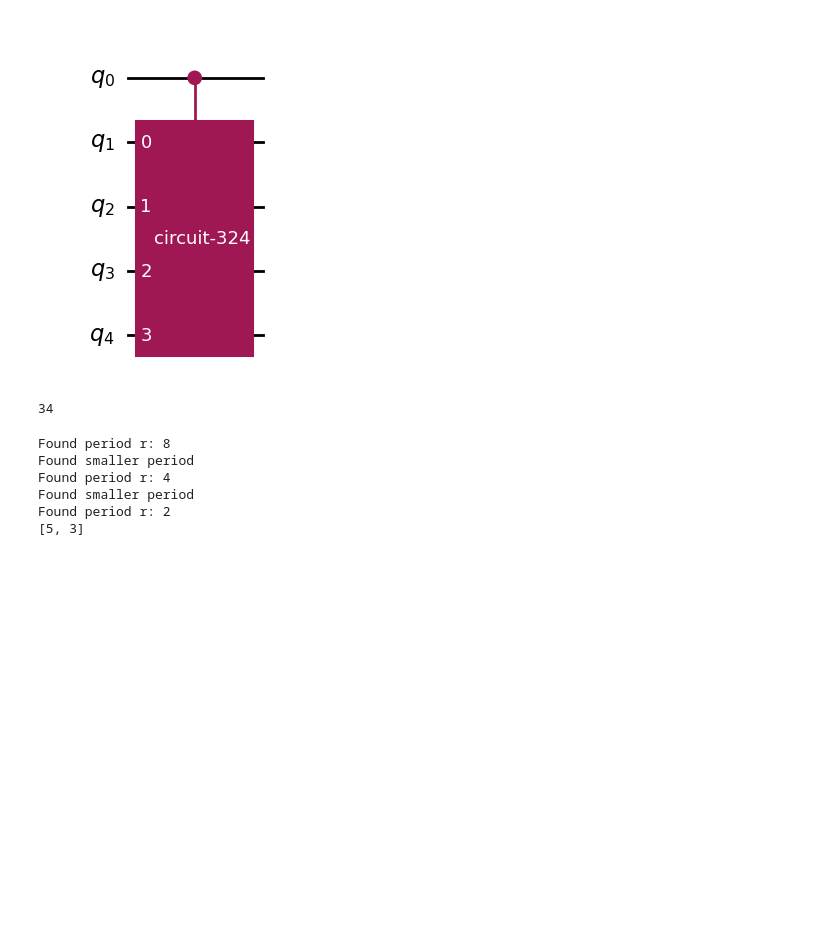
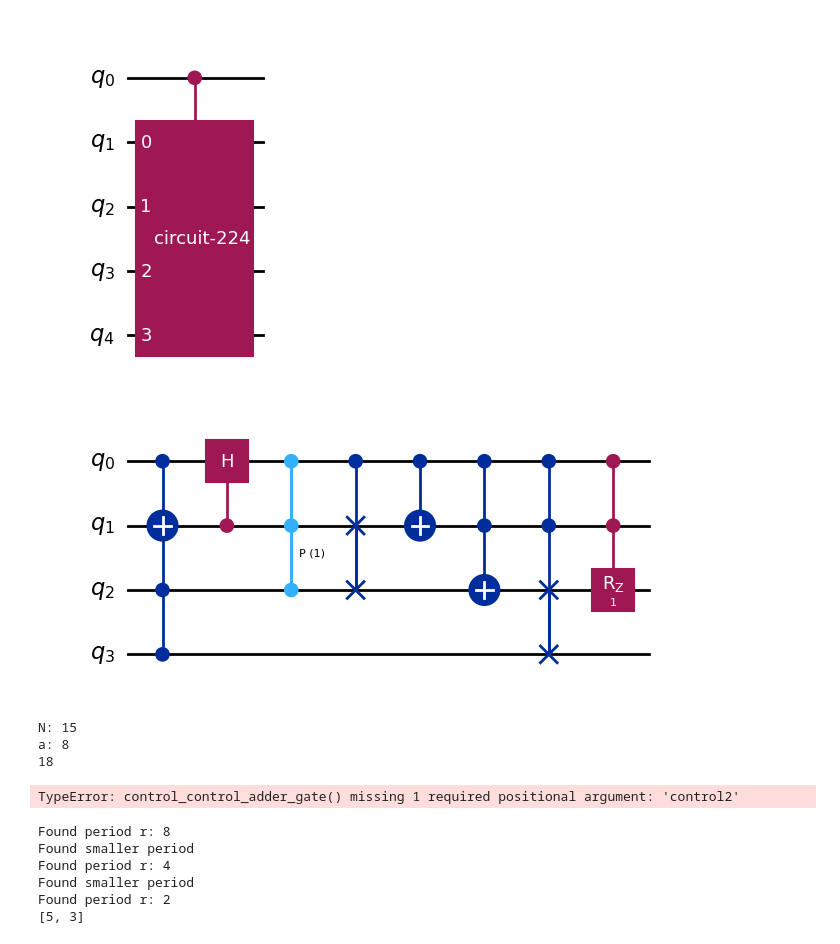
Before and after one commit to FedericoFuidio/IQuHack-2025, a Jupyter notebook: Shor_General copy.ipynb, the cells around one changed output. Cells and saved outputs as stored; diff of their text form; code cells hidden in the pictures; blank space fills up the shorter version.

```diff
--- a/Shor_General copy.ipynb
+++ b/Shor_General copy.ipynb
@@ -71,6 +73,7 @@ CHGate = HGate().control(1) # Control H
 CCCXGate = CCXGate().control(1)
 CCPhase = CPhaseGate(1).control(1) # Add control
 CCRZGate = RZGate(1).control(2)
+CCSwapGate = SwapGate().control(2)
 
 qc = QuantumCircuit(4)
 
@@ -80,6 +83,7 @@ qc.append(CCPhase, [1, 0, 2])
 qc.cswap(0, 1, 2)
 qc.cx(0, 1)
 qc.ccx(0, 1, 2)
+qc.append(CCSwapGate, [0, 1, 2, 3])
 
 qc.append(CCRZGate, [0, 1, 2])
 
@@ -93,3 +97,7 @@ qc_new.append(QCGate, [0, 1, 2, 3, 4])
 qc_new.draw("mpl") # Last is the control
 # %% [output]
 [figure]
+# %%
+qc.draw("mpl")
+# %% [output]
+[figure, added]
@@ -772,7 +911,7 @@ def modular_exponentiation_complete(qc, b, qubit_list, a, N, x_qubit_list, ancil
 # Shor’s algorithm to factorize 15 using 7^x mod 15.
 import random
 
-N = 143
+N = 15
 
 good_a = False
 
@@ -780,6 +919,10 @@ while(not good_a):
     a = random.randint(2, N-1)
     if (math.gcd(N, a) == 1):
         break
+
+
+print(f"N: {N}")
+print(f"a: {a}")
 
 p = int(math.log2(N)) + 1
 
@@ -814,7 +957,10 @@ result = job.result()
 counts = result.get_counts()
 plot_histogram(counts)
 # %% [output]
-34
+N: 15
+a: 8
+18
+TypeError: control_control_adder_gate() missing 1 required positional argument: 'control2'
 # %%
 from fractions import Fraction
 
```
Also changed, not shown: parts of 3 cells of this notebook.
